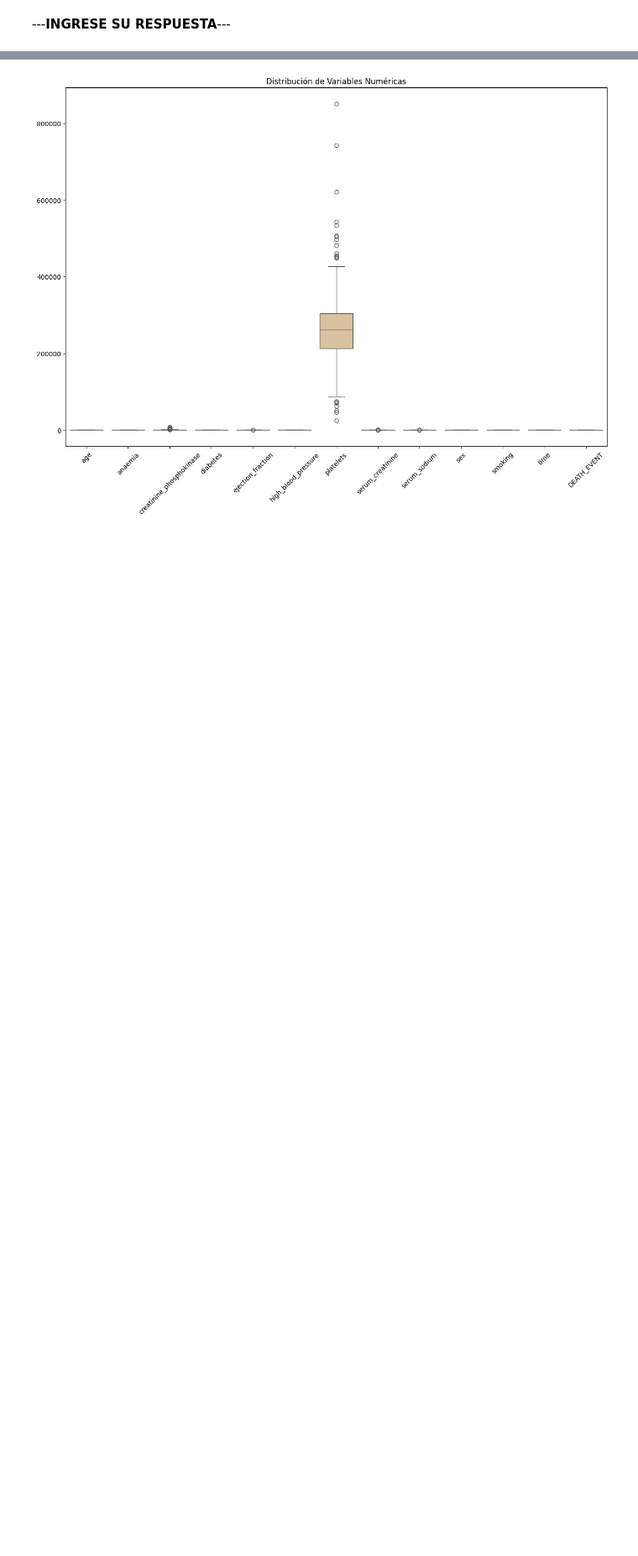
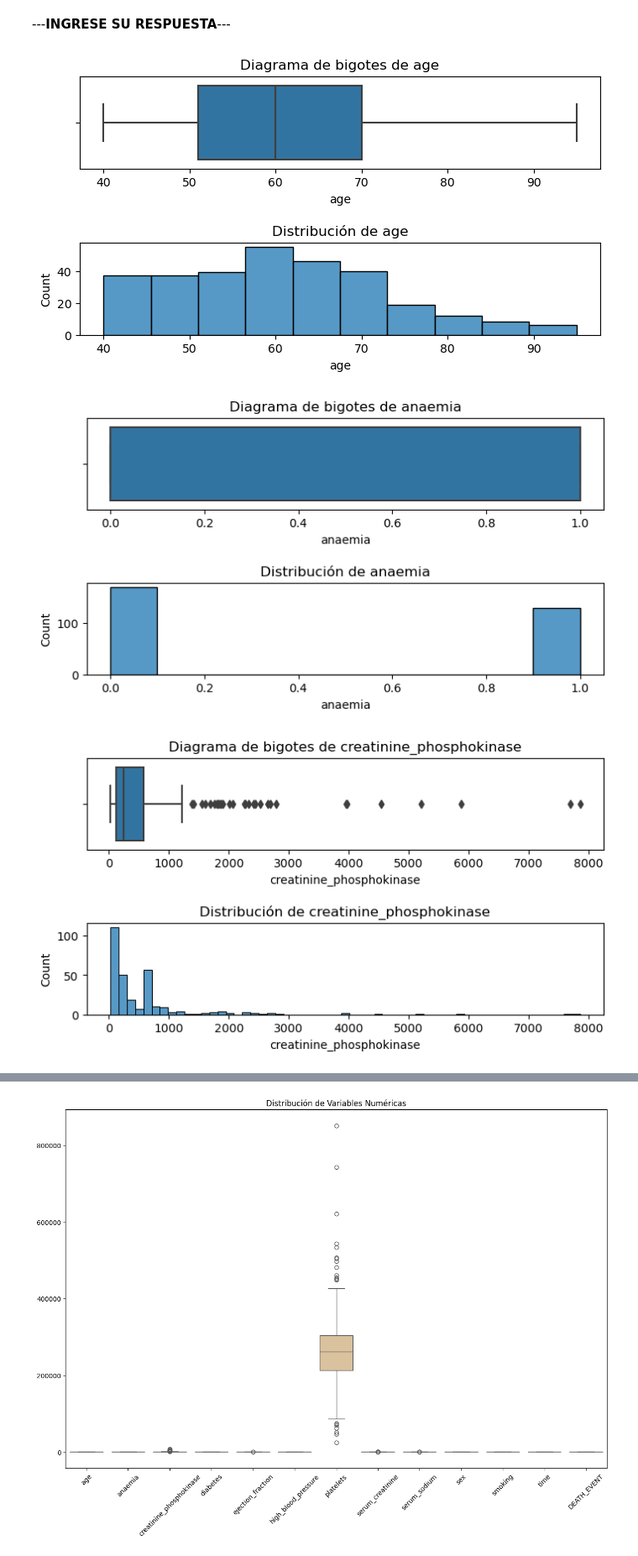
Before and after one commit to Robert-Gomez-AI/HeartFailure, a Jupyter notebook: Fase_3_Preparación_de_los_datos.ipynb, the cells around one changed output, grey strips where cells are left out. Shown: that part at 84% size. Drawn from its saved outputs; the diff is of its cells as text; code cells hidden in the pictures; blank space fills up the shorter version.

```diff
--- a/Fase_3_Preparación_de_los_datos.ipynb
+++ b/Fase_3_Preparación_de_los_datos.ipynb
@@ -52,6 +52,35 @@ import pandas as pd
 import numpy as np
 import seaborn as sns
 import matplotlib.pyplot as plt
+# %%
+def diagrama_bigotes_distribucion(df, variable):
+  """
+  Crea un diagrama de bigotes y la distribución de una variable en un DataFrame.
+
+  Parámetros:
+    df: El DataFrame que contiene la variable.
+    variable: La variable a analizar.
+
+  Retorno:
+    None. Muestra el diagrama de bigotes y la distribución.
+  """
+
+  # Crea un subplot con dos filas y una columna.
+  fig, (ax1, ax2) = plt.subplots(2, 1, figsize=(8, 4))
+
+  # Diagrama de bigotes
+  sns.boxplot(data=df, x=variable, ax=ax1)
+  ax1.set_title(f"Diagrama de bigotes de {variable}")
+
+  # Distribución
+  sns.histplot(data=df, x=variable, ax=ax2)
+  ax2.set_title(f"Distribución de {variable}")
+
+  # Ajusta el espacio entre las subparcelas
+  plt.subplots_adjust(hspace=0.8)
+
+  # Muestra el diagrama
+  plt.show()
 # %%
 #Lectura de los datos en Github
 #df=pd.read_csv('heart_failure_clinical_records_dataset.csv')
@@ -126,3 +175,10 @@ Al abordar valores atípicos, es relevante cuestionarse sobre la naturaleza de e
 La elección entre eliminar o transformar estos valores debe basarse en su influencia en la distribución y la interpretación de los resultados, asegurando que el análisis refleje de manera precisa la realidad del conjunto de datos.
 # %% [markdown]
 ---**INGRESE SU RESPUESTA**---
+# %%
+for column in df.columns:
+    diagrama_bigotes_distribucion(df,column)
+# %% [output]
+[figure, added]
+[figure, added]
+[figure, added]
```
Also changed, not shown: parts of 6 cells of this notebook, 1 other file.
